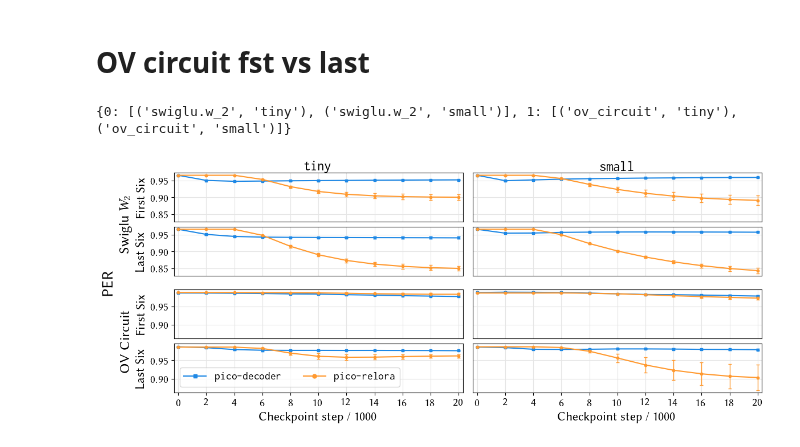
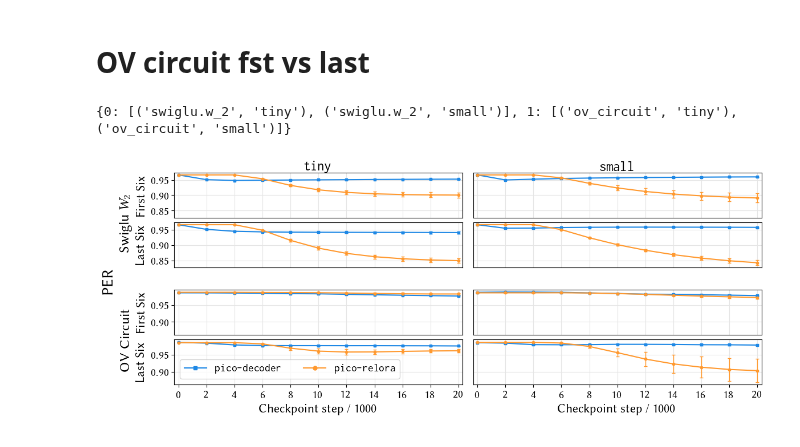
Before and after one commit to Yu-val-weiss/relora-pico, a Jupyter notebook: notebooks/per.ipynb, the cells around one changed output. Cells and saved outputs as stored; diff of their text form; code cells hidden in the pictures.

```diff
--- a/notebooks/per.ipynb
+++ b/notebooks/per.ipynb
@@ -280,33 +280,35 @@ for fig_id, fig in enumerate(figs):
             ax.set_ylabel(r"First Six", fontdict={"size": AXIS_LABEL_SIZE})
             if fig_id == 0:
                 ax.text(
                     0.5, 1.05, r"\texttt{tiny}", ha="center", fontsize=SUP_LABEL_SIZE, transform=ax.transAxes
                 )
         elif ax_id == 1 and fig_id == 0:
             ax.text(
                 0.5, 1.05, r"\texttt{small}", ha="center", fontsize=SUP_LABEL_SIZE, transform=ax.transAxes
             )
         elif ax_id == 2:
             ax.set_ylabel("Last Six", fontdict={"size": AXIS_LABEL_SIZE})
             if fig_id == 1:
                 ax.legend(
                     handles=legend_elements,
                     fontsize=TICK_LABEL_SIZE,
                     loc="lower left",
                     bbox_to_anchor=(0, 0),
                     ncols=2,
                 )
 
         if fig_id == 1 and ax_id > 1:
             ax.set_xlabel(r"Checkpoint step / 1000", fontsize=AXIS_LABEL_SIZE)
 
     fig.supylabel("Swiglu $W_2$" if fig_id == 0 else "OV Circuit", size=SUP_LABEL_SIZE, x=0.045)
 
+
 # fig.supxlabel(r"Checkpoint step / 1000", fontsize=AXIS_LABEL_SIZE, x=0.53)
 big_fig.text(0.02, 0.5, "PER", va="center", rotation="vertical", fontsize=SUP_LABEL_SIZE + 2)
-big_fig.tight_layout()
+big_fig.tight_layout(pad=1.1)
+big_fig.subplots_adjust(top=0.95, bottom=0.1)
 big_fig.show()
-big_fig.savefig("../graphs/per-fst-lst.pdf")
+big_fig.savefig("../graphs/per-fst-lst.pdf", bbox_inches="tight")
 # %% [output]
 {0: [('swiglu.w_2', 'tiny'), ('swiglu.w_2', 'small')], 1: [('ov_circuit', 'tiny'), ('ov_circuit', 'small')]}
-[figure, old version]
+[figure, new version]
```
Also changed, not shown: 1 other file.
